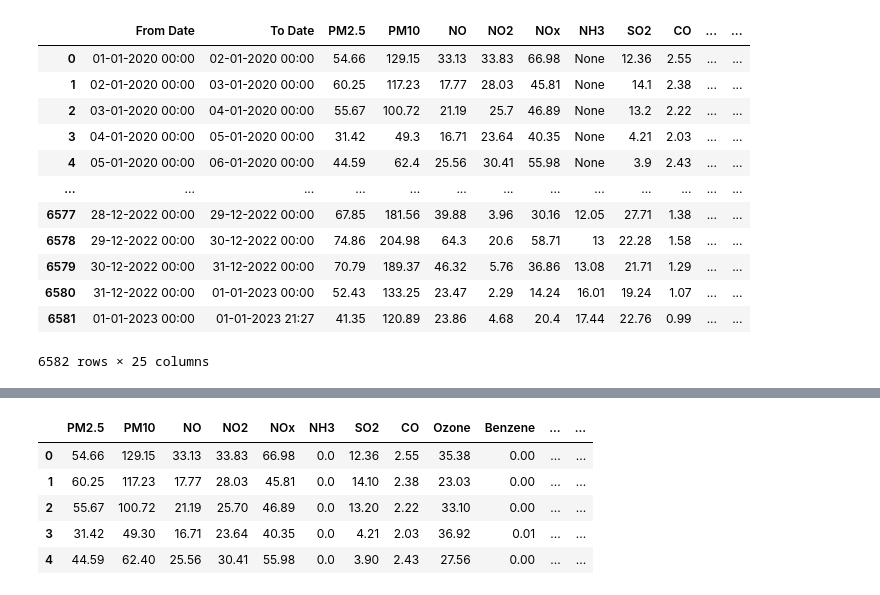
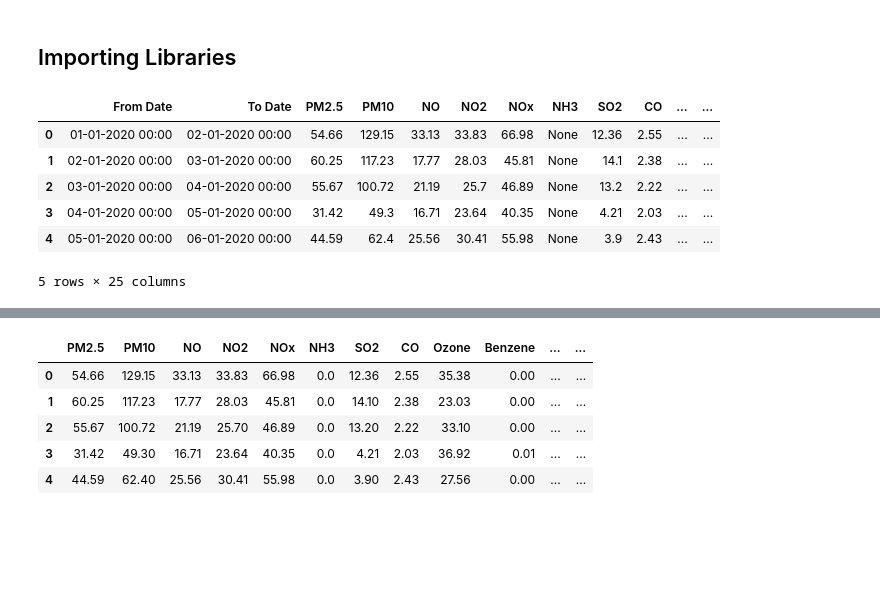
Before and after one commit to Anurag1902/Mumbai-AQI-Forecast, a Jupyter notebook: Mumbai_AQI_Projection.ipynb, the cells around one changed output, grey strips where cells are left out. Cells and saved outputs as stored; diff of their text form; code cells hidden in the pictures; blank space fills up the shorter version.

```diff
--- a/Mumbai_AQI_Projection.ipynb
+++ b/Mumbai_AQI_Projection.ipynb
@@ -1,3 +1,5 @@
+# %% [markdown]
+## Importing Libraries
 # %%
 import pandas as pd
 # from tensorflow import keras
@@ -16,21 +18,15 @@ mpl.rcParams['axes.grid'] = False
 # %%
 df = pd.read_csv('Aqi_new.csv')
 # %%
-df
+df.head()
 # %% [output]
 |  | From Date | To Date | PM2.5 | PM10 | NO | NO2 | NOx | NH3 | SO2 | CO | ... | ... |
 | 0 | 01-01-2020 00:00 | 02-01-2020 00:00 | 54.66 | 129.15 | 33.13 | 33.83 | 66.98 | None | 12.36 | 2.55 | ... | ... |
 | 1 | 02-01-2020 00:00 | 03-01-2020 00:00 | 60.25 | 117.23 | 17.77 | 28.03 | 45.81 | None | 14.1 | 2.38 | ... | ... |
 | 2 | 03-01-2020 00:00 | 04-01-2020 00:00 | 55.67 | 100.72 | 21.19 | 25.7 | 46.89 | None | 13.2 | 2.22 | ... | ... |
 | 3 | 04-01-2020 00:00 | 05-01-2020 00:00 | 31.42 | 49.3 | 16.71 | 23.64 | 40.35 | None | 4.21 | 2.03 | ... | ... |
 | 4 | 05-01-2020 00:00 | 06-01-2020 00:00 | 44.59 | 62.4 | 25.56 | 30.41 | 55.98 | None | 3.9 | 2.43 | ... | ... |
-| ... | ... | ... | ... | ... | ... | ... | ... | ... | ... | ... | ... | ... |
-| 6577 | 28-12-2022 00:00 | 29-12-2022 00:00 | 67.85 | 181.56 | 39.88 | 3.96 | 30.16 | 12.05 | 27.71 | 1.38 | ... | ... |
-| 6578 | 29-12-2022 00:00 | 30-12-2022 00:00 | 74.86 | 204.98 | 64.3 | 20.6 | 58.71 | 13 | 22.28 | 1.58 | ... | ... |
-| 6579 | 30-12-2022 00:00 | 31-12-2022 00:00 | 70.79 | 189.37 | 46.32 | 5.76 | 36.86 | 13.08 | 21.71 | 1.29 | ... | ... |
-| 6580 | 31-12-2022 00:00 | 01-01-2023 00:00 | 52.43 | 133.25 | 23.47 | 2.29 | 14.24 | 16.01 | 19.24 | 1.07 | ... | ... |
-| 6581 | 01-01-2023 00:00 | 01-01-2023 21:27 | 41.35 | 120.89 | 23.86 | 4.68 | 20.4 | 17.44 | 22.76 | 0.99 | ... | ... |
-6582 rows × 25 columns
+5 rows × 25 columns
 # %%
 df.info()
 # %% [output]
```
Also changed, not shown: parts of 8 cells of this notebook, 15 other files.
